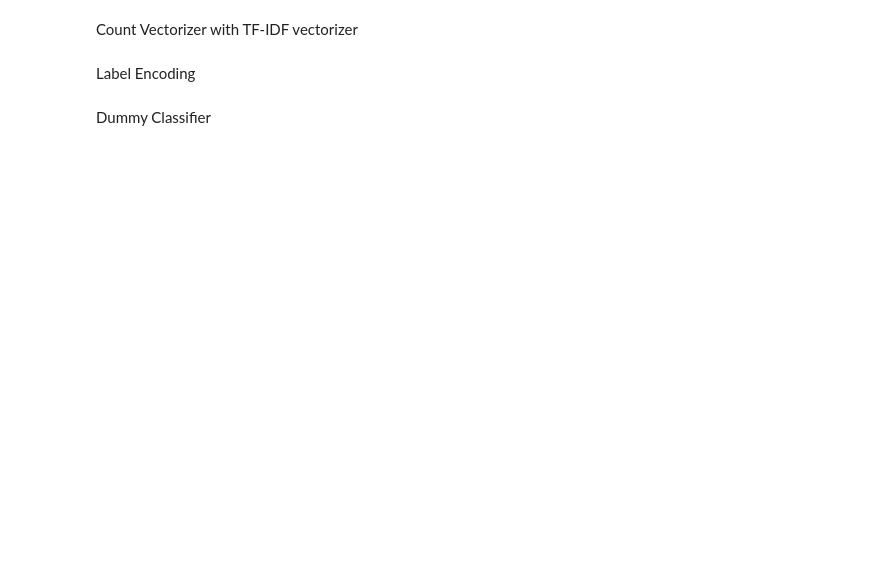
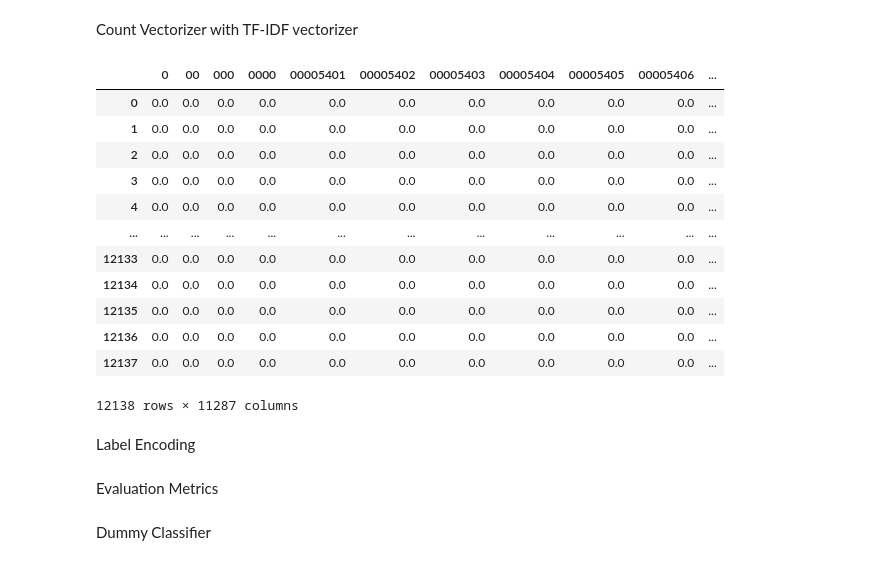
Before and after one commit to ArunGautham-Soundarrajan/subreddit_sentiment_classification, a Jupyter notebook: main.ipynb, the cells around one changed output. Drawn from its saved outputs; the diff is of its cells as text; code cells hidden in the pictures; blank space fills up the shorter version.

```diff
--- a/main.ipynb
+++ b/main.ipynb
@@ -129,6 +159,22 @@ tf_idf_vectorizer = TfidfVectorizer(tokenizer=tokenize_normalize)
 train_features_tfidf = tf_idf_vectorizer.fit_transform(train_data['body'])
 validation_features_tfidf = tf_idf_vectorizer.transform(validation_data['body'])
 test_features_tfidf = tf_idf_vectorizer.transform(test_data['body'])
+# %%
+pd.DataFrame(train_features_tfidf.toarray(), columns = tf_idf_vectorizer.get_feature_names())
+# %% [output]
+|  | 0 | 00 | 000 | 0000 | 00005401 | 00005402 | 00005403 | 00005404 | 00005405 | 00005406 | ... |
+| 0 | 0.0 | 0.0 | 0.0 | 0.0 | 0.0 | 0.0 | 0.0 | 0.0 | 0.0 | 0.0 | ... |
+| 1 | 0.0 | 0.0 | 0.0 | 0.0 | 0.0 | 0.0 | 0.0 | 0.0 | 0.0 | 0.0 | ... |
+| 2 | 0.0 | 0.0 | 0.0 | 0.0 | 0.0 | 0.0 | 0.0 | 0.0 | 0.0 | 0.0 | ... |
+| 3 | 0.0 | 0.0 | 0.0 | 0.0 | 0.0 | 0.0 | 0.0 | 0.0 | 0.0 | 0.0 | ... |
+| 4 | 0.0 | 0.0 | 0.0 | 0.0 | 0.0 | 0.0 | 0.0 | 0.0 | 0.0 | 0.0 | ... |
+| ... | ... | ... | ... | ... | ... | ... | ... | ... | ... | ... | ... |
+| 12133 | 0.0 | 0.0 | 0.0 | 0.0 | 0.0 | 0.0 | 0.0 | 0.0 | 0.0 | 0.0 | ... |
+| 12134 | 0.0 | 0.0 | 0.0 | 0.0 | 0.0 | 0.0 | 0.0 | 0.0 | 0.0 | 0.0 | ... |
+| 12135 | 0.0 | 0.0 | 0.0 | 0.0 | 0.0 | 0.0 | 0.0 | 0.0 | 0.0 | 0.0 | ... |
+| 12136 | 0.0 | 0.0 | 0.0 | 0.0 | 0.0 | 0.0 | 0.0 | 0.0 | 0.0 | 0.0 | ... |
+| 12137 | 0.0 | 0.0 | 0.0 | 0.0 | 0.0 | 0.0 | 0.0 | 0.0 | 0.0 | 0.0 | ... |
+12138 rows × 11287 columns
 # %% [markdown]
 Label Encoding
 # %%
@@ -138,3 +184,5 @@ le = LabelEncoder()
 train_labels = le.fit_transform(train_data['sentiment.polarity'])
 validation_labels = le.transform(validation_data['sentiment.polarity'])
 test_labels = le.transform(test_data['sentiment.polarity'])
+# %% [markdown]
+Evaluation Metrics
```
Also changed, not shown: parts of 25 cells of this notebook.
